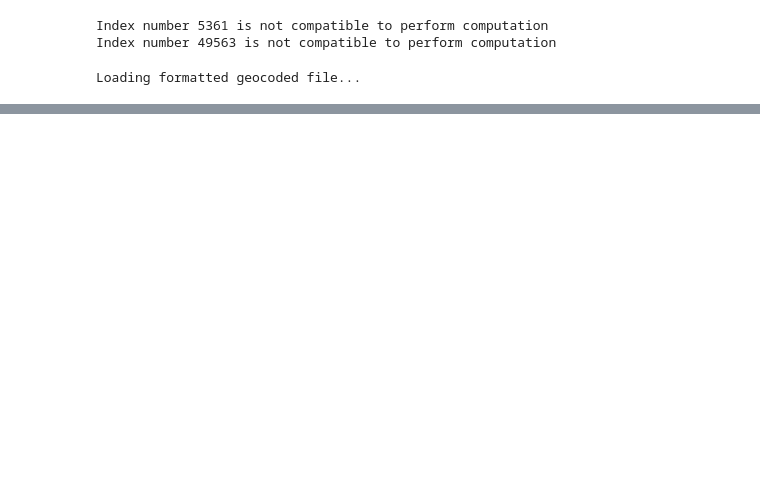
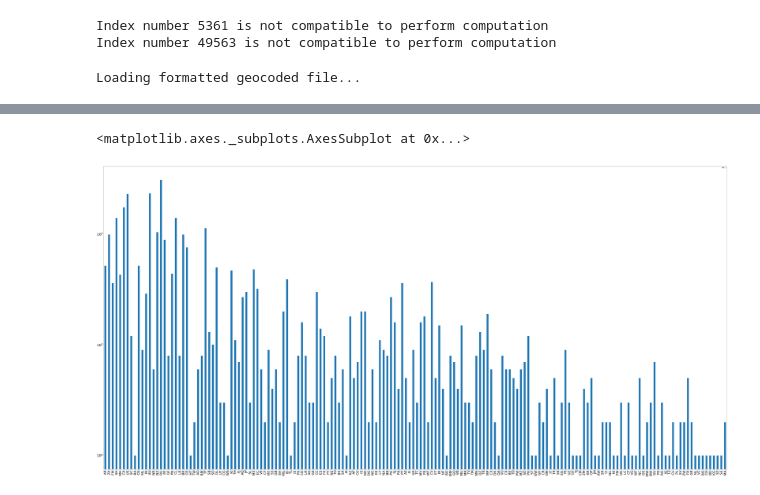
Before and after one commit to lggoch/NTDS_Sat, a Jupyter notebook: Project_Exploratory_Antoine.ipynb, the cells around one changed output, grey strips where cells are left out. Drawn from its saved outputs; the diff is of its cells as text; code cells hidden in the pictures; blank space fills up the shorter version.

```diff
--- a/Project_Exploratory_Antoine.ipynb
+++ b/Project_Exploratory_Antoine.ipynb
@@ -92,0 +152,7 @@ df.plot(kind='bar',figsize=(100,50),logy=True,fontsize=20)
+# %%
+letter_counts = Counter(data_final['Country'])
+df = pd.DataFrame.from_dict(letter_counts, orient='index')
+df.plot(kind='bar',figsize=(100,50),logy=True,fontsize=30)
+# %% [output]
+<matplotlib.axes._subplots.AxesSubplot at 0x...>
+[figure, added]
```
Also changed, not shown: parts of 14 cells of this notebook.
